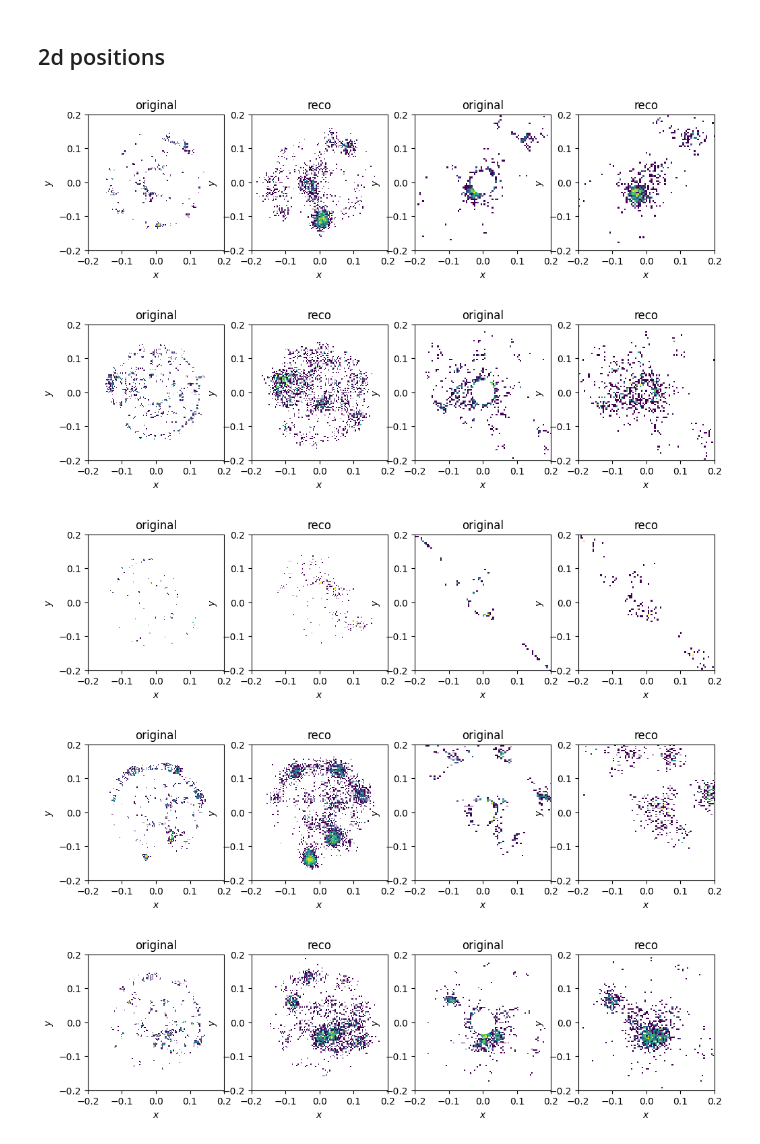
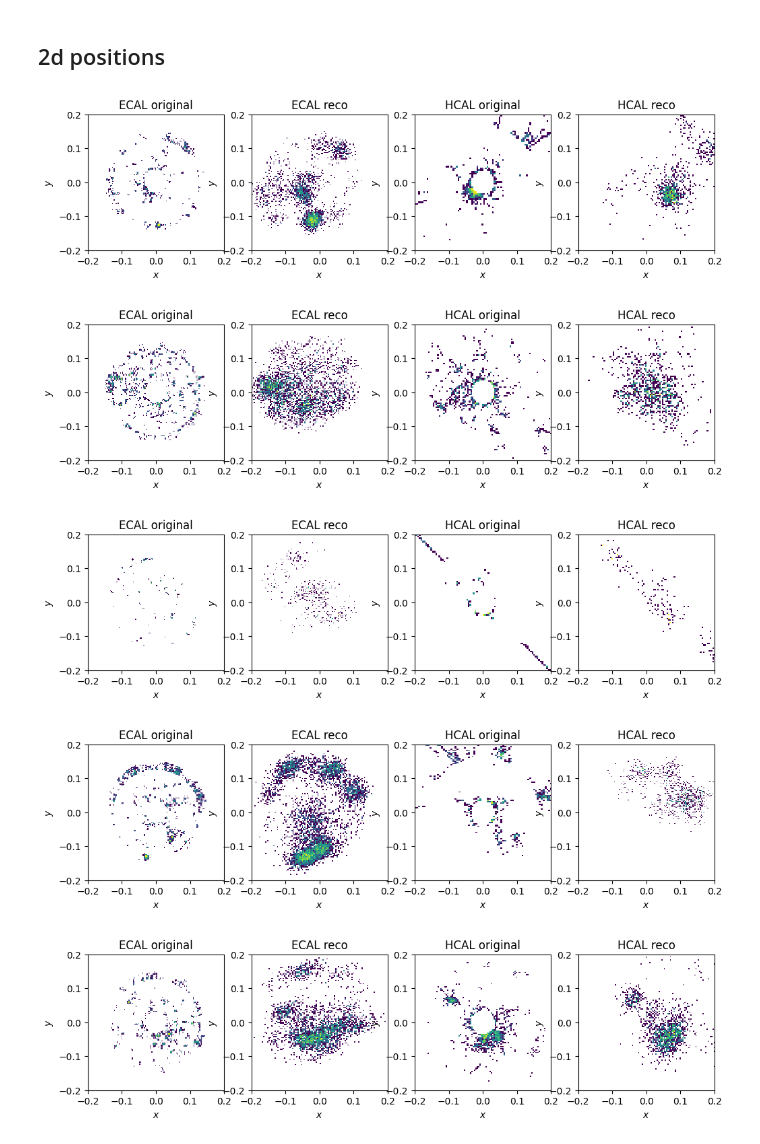
Before and after one commit to erwulff/particlemind, a Jupyter notebook: src/compare_generated_samples_reco_only_augs-Copy1.ipynb, the cells around one changed output. Cells and saved outputs as stored; diff of their text form; code cells hidden in the pictures.

```diff
--- a/src/compare_generated_samples_reco_only_augs-Copy1.ipynb
+++ b/src/compare_generated_samples_reco_only_augs-Copy1.ipynb
@@ -26,7 +26,7 @@ from tqdm import tqdm
 # %%
 num_files = 1
 
-E_min = 0.00075
+E_min = 0.0005
 pad = 10000
 
 data_type = "hit"
@@ -40,7 +40,7 @@ elif data_type == "patch":
     collator = CollaterPatch
     loader = CaloPatchDataset
 # %%
-path_to_embedder_checkpoint = "/pscratch/sd/r/rmastand/particlemind/vqvae_training/best_models/embedder_hit_vae_mixed_val_loss_epoch=19-v3.ckpt"
+path_to_embedder_checkpoint = "/pscratch/sd/r/rmastand/particlemind/vqvae_training/best_models/embedder_hit_vae_mixed_with_augs_val_loss_epoch=07.ckpt"
 # %% [markdown]
 # Apply embedder to original data
 
@@ -93,10 +93,18 @@ for n in range(num_files):
             x_hit_HCAL = x_batch["calo_hit_features_HCAL"]
             mask_HCAL = x_batch["mask_HCAL"]
 
+            x_hit_ECAL_augmented = x_batch["calo_hit_features_ECAL_augmented"]
+            mask_ECAL_augmented = x_batch["mask_ECAL_augmented"]
+            x_hit_HCAL_augmented = x_batch["calo_hit_features_HCAL_augmented"]
+            mask_HCAL_augmented = x_batch["mask_HCAL_augmented"]
+
 
             with torch.no_grad():
                 x_hit_ECAL_reco, vq_out, z_embed_ECAL = embedder.model_ECAL(None, x_hit_ECAL.to(embedder.device), mask_ECAL.to(embedder.device))
                 x_hit_HCAL_reco, vq_out, z_embed_HCAL = embedder.model_HCAL(None, x_hit_HCAL.to(embedder.device), mask_HCAL.to(embedder.device))
+
+                x_hit_ECAL_reco_augmented, vq_out, z_embed_ECAL_augmented = embedder.model_ECAL(None, x_hit_ECAL_augmented.to(embedder.device), mask_ECAL_augmented.to(embedder.device))
+                x_hit_HCAL_reco_augmented, vq_out, z_embed_HCAL_augmented = embedder.model_HCAL(None, x_hit_HCAL_augmented.to(embedder.device), mask_HCAL_augmented.to(embedder.device))
 
 
         elif data_type == "patch":
@@ -129,9 +137,9 @@ for n in range(num_files):
 
 
             z_orig_ECAL.append(z_embed_ECAL[row].detach().cpu())
-            #z_aug.append(z_embed_augmented[row].detach().cpu())
+            z_aug_ECAL.append(z_embed_ECAL_augmented[row].detach().cpu())
             z_orig_HCAL.append(z_embed_HCAL[row].detach().cpu())
-            #z_aug.append(z_embed_augmented[row].detach().cpu())
+            z_aug_HCAL.append(z_embed_HCAL_augmented[row].detach().cpu())
             labels.append(x_batch["subset"][row])
 
             if vq_out is not None:
@@ -387,42 +473,42 @@ for i in range(5):
     fig, ax = plt.subplots(1, 4, figsize = (12, 5))
 
 
 
 
     ax[0].hist2d(np.asarray(kinematic_features_truth_ECAL[0][i]), np.asarray(kinematic_features_truth_ECAL[1][i]), bins = [100,100], norm="log")
     ax[0].set_xlabel(f"$x$")
     ax[0].set_ylabel(f"$y$")
-    ax[0].set_title("original")
+    ax[0].set_title("ECAL original")
 
     ax[1].hist2d(np.asarray(kinematic_features_reco_ECAL[0][i]), np.asarray(kinematic_features_reco_ECAL[1][i]), bins = [100,100], norm="log")
     ax[1].set_xlabel(f"$x$")
     ax[1].set_ylabel(f"$y$")
-    ax[1].set_title("reco")
+    ax[1].set_title("ECAL reco")
 
     ax[2].hist2d(np.asarray(kinematic_features_truth_HCAL[0][i]), np.asarray(kinematic_features_truth_HCAL[1][i]), bins = [100,100], norm="log")
     ax[2].set_xlabel(f"$x$")
     ax[2].set_ylabel(f"$y$")
-    ax[2].set_title("original")
+    ax[2].set_title("HCAL original")
 
     ax[3].hist2d(np.asarray(kinematic_features_reco_HCAL[0][i]), np.asarray(kinematic_features_reco_HCAL[1][i]), bins = [100,100], norm="log")
     ax[3].set_xlabel(f"$x$")
     ax[3].set_ylabel(f"$y$")
-    ax[3].set_title("reco")
+    ax[3].set_title("HCAL reco")
 
     for a in ax:
         a.set_box_aspect(1)   # <-- TRUE SQUARE SUBPLOT BOX
         a.set_xlim(-plot_lim, plot_lim)
         a.set_ylim(-plot_lim, plot_lim)
 
 
 
     plt.show()
 # %% [output]
-[figure, old version]
+[figure, new version]
-[figure, old version]
+[figure, new version]
-[figure, old version]
+[figure, new version]
-[figure, old version]
+[figure, new version]
-[figure, old version]
+[figure, new version]
 # %%
 r_lim = 0., 0.3
 z_lim = 0.6
```
Also changed, not shown: parts of 8 cells of this notebook, 1 other file.
